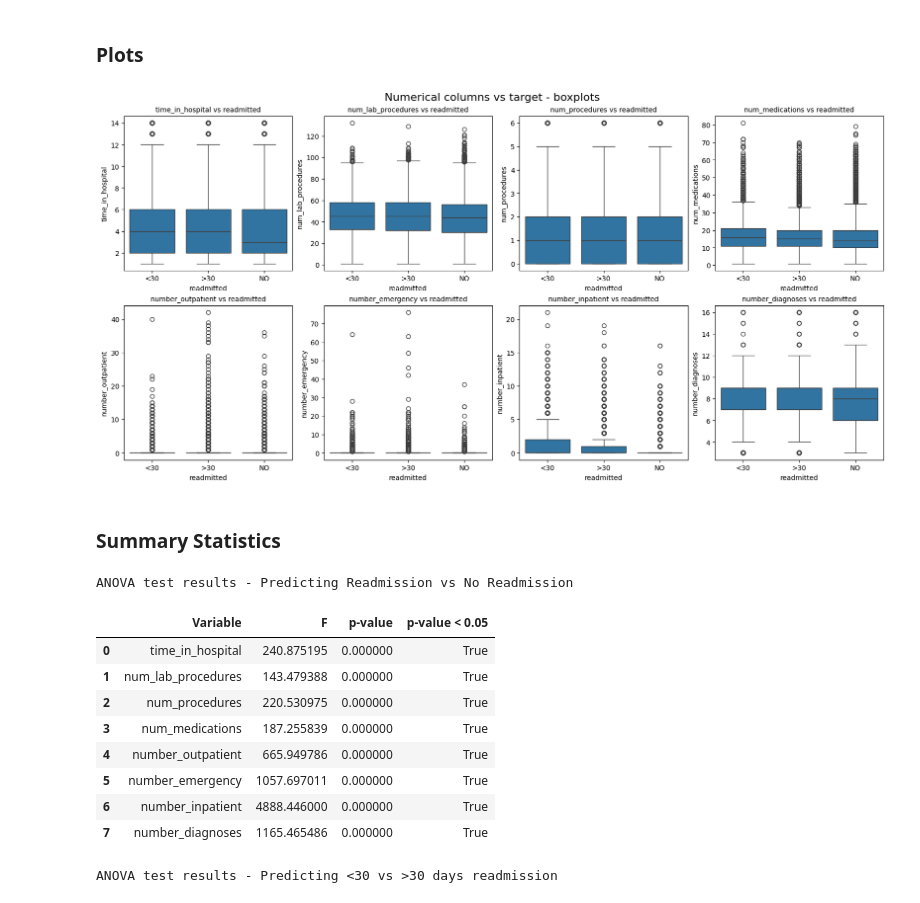
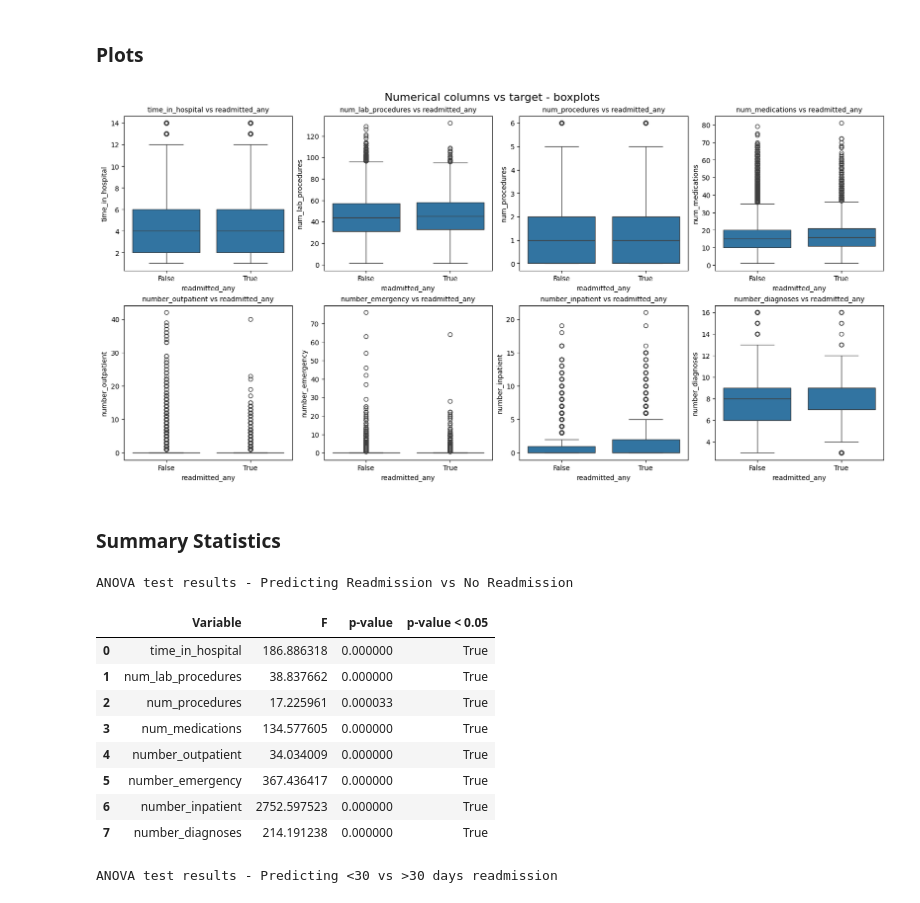
Before and after one commit to BAlmeidaS/predictive-analysis, a Jupyter notebook: 20-EDA.ipynb, the cells around one changed output. Cells and saved outputs as stored; diff of their text form; code cells hidden in the pictures.

```diff
--- a/20-EDA.ipynb
+++ b/20-EDA.ipynb
@@ -49,7 +49,7 @@ df["discharge_disposition_id"] = df["discharge_disposition_id"].astype("category
 df["admission_source_id"] = df["admission_source_id"].astype("category")
 
 # creating a new column to identify readmission, regardelss of the number of days
-df["readmitted_any"] = df["readmitted"] == "NO"
+df["readmitted_any"] = df["readmitted"] == "<30"
 
 TGT2 = "readmitted_any"
 
@@ -239,17 +239,17 @@ for i, col in enumerate(cols):
 # %%
 num_cols = 4
 
 fig, axes = plt.subplots(len(NUM_COLUMNS) // num_cols, num_cols, figsize=(16, 8), constrained_layout=True)
 
 fig.suptitle("Numerical columns vs target - boxplots", fontsize=16)
 
 for i, col in enumerate(NUM_COLUMNS):
   ax=axes[i // num_cols, i % num_cols]
-  ax.set_title(f"{col} vs {TGT}", fontsize=10)
+  ax.set_title(f"{col} vs {TGT2}", fontsize=10)
 
-  sns.boxplot(y=col, x=TGT, data=df, ax=ax)
+  sns.boxplot(y=col, x=TGT2, data=df, ax=ax)
 # %% [output]
-[figure, old version]
+[figure, new version]
 # %% [markdown]
 ### Summary Statistics
 # %%
@@ -269,14 +269,14 @@ display(anova_results
 # %% [output]
 ANOVA test results - Predicting Readmission vs No Readmission
 |  | Variable | F | p-value | p-value < 0.05 |
-| 0 | time_in_hospital | 240.875195 | 0.000000 | True |
-| 1 | num_lab_procedures | 143.479388 | 0.000000 | True |
-| 2 | num_procedures | 220.530975 | 0.000000 | True |
-| 3 | num_medications | 187.255839 | 0.000000 | True |
-| 4 | number_outpatient | 665.949786 | 0.000000 | True |
-| 5 | number_emergency | 1057.697011 | 0.000000 | True |
-| 6 | number_inpatient | 4888.446000 | 0.000000 | True |
-| 7 | number_diagnoses | 1165.465486 | 0.000000 | True |
+| 0 | time_in_hospital | 186.886318 | 0.000000 | True |
+| 1 | num_lab_procedures | 38.837662 | 0.000000 | True |
+| 2 | num_procedures | 17.225961 | 0.000033 | True |
+| 3 | num_medications | 134.577605 | 0.000000 | True |
+| 4 | number_outpatient | 34.034009 | 0.000000 | True |
+| 5 | number_emergency | 367.436417 | 0.000000 | True |
+| 6 | number_inpatient | 2752.597523 | 0.000000 | True |
+| 7 | number_diagnoses | 214.191238 | 0.000000 | True |
 # %%
 anova_results = []
 for col in NUM_COLUMNS:
```
Also changed, not shown: parts of 14 cells of this notebook, 6 other files.
